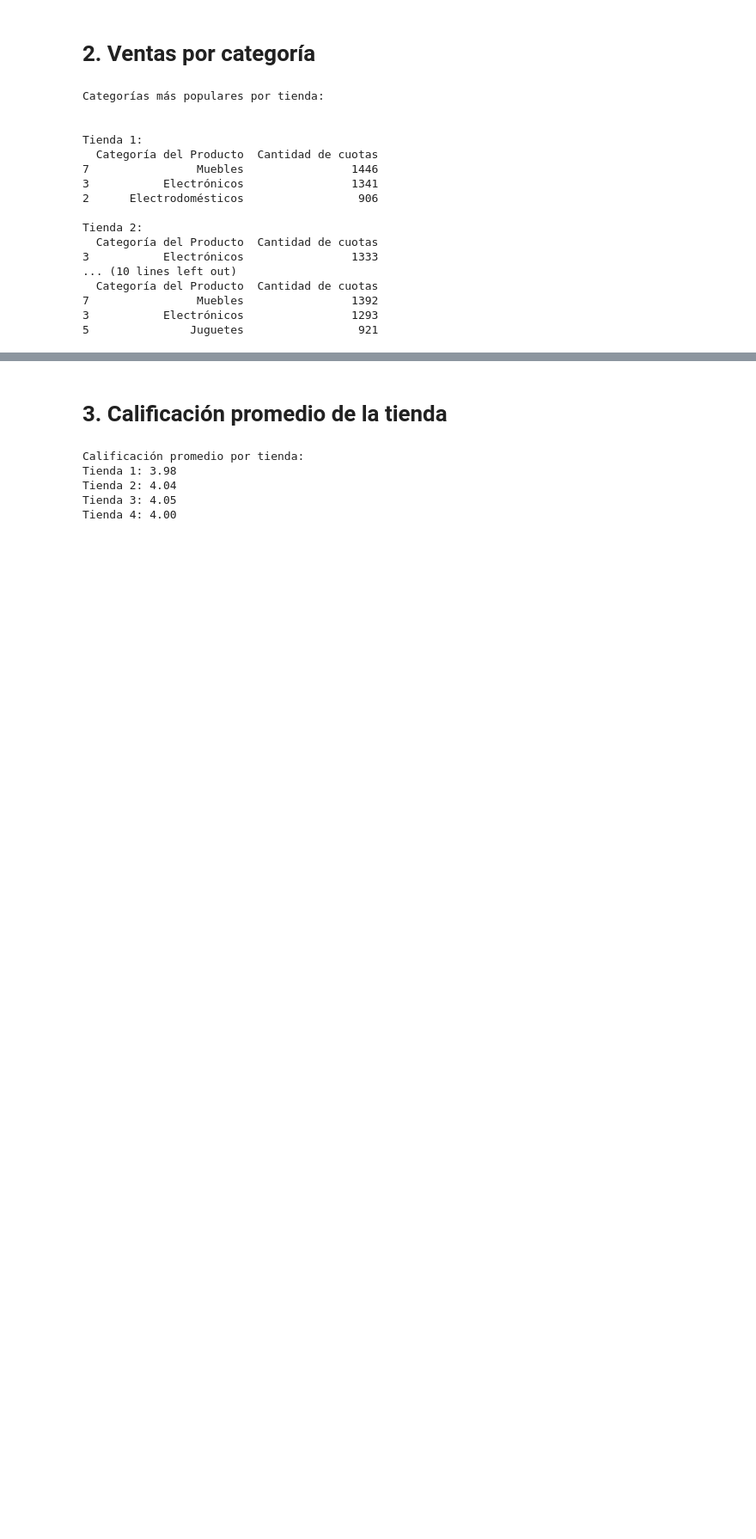
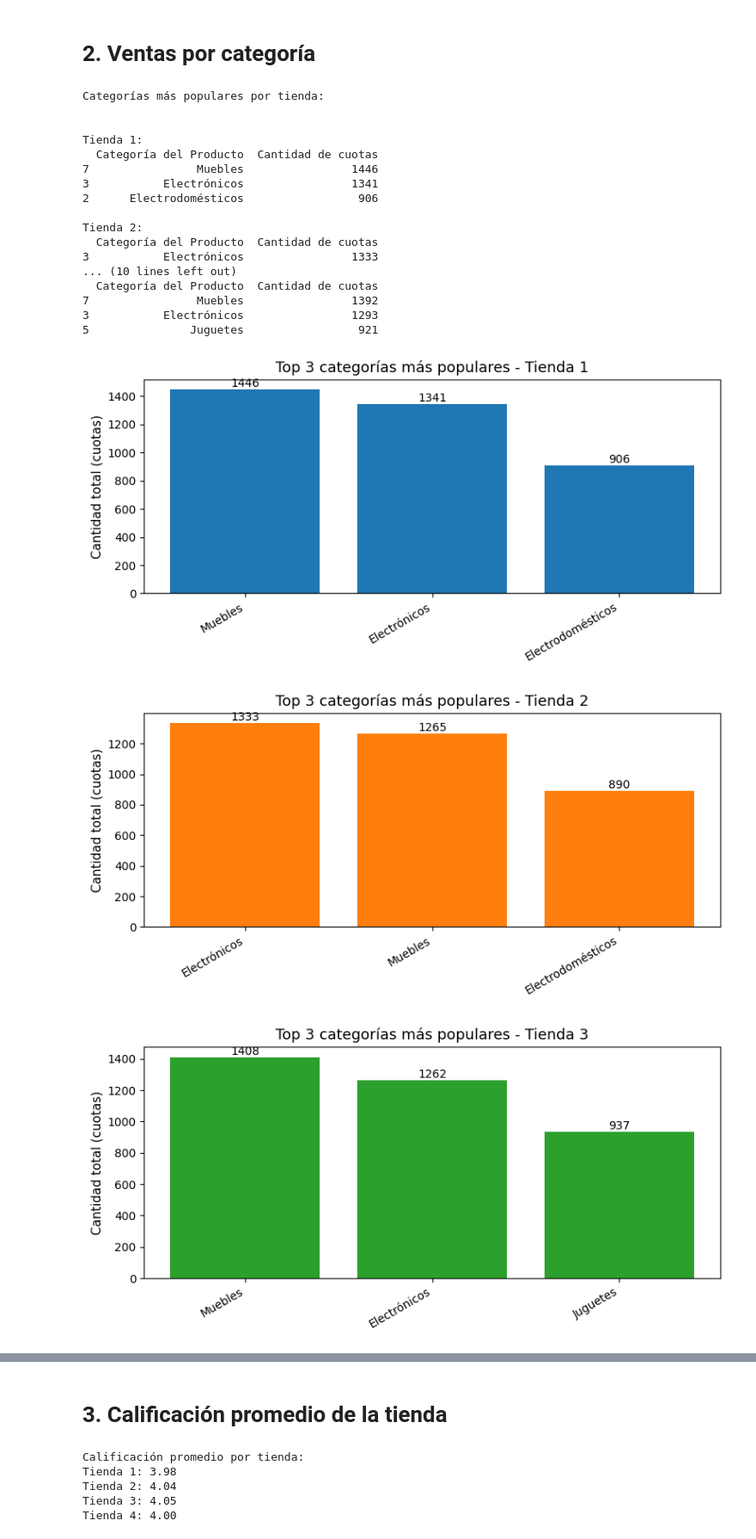
Before and after one commit to wcjdesingweb/challenge1-data-science-latam, a Jupyter notebook: AluraStoreLatam.ipynb, the cells around one changed output, grey strips where cells are left out. Shown at 86% size. Cells and saved outputs as stored; diff of their text form; code cells hidden in the pictures; blank space fills up the shorter version.

```diff
--- a/AluraStoreLatam.ipynb
+++ b/AluraStoreLatam.ipynb
@@ -107,3 +143,38 @@ Tienda 2:
 7                Muebles                1392
 3           Electrónicos                1293
 5               Juguetes                 921
+# %%
+import matplotlib.pyplot as plt
+
+# Crear un gráfico individual por cada tienda
+for nombre, tienda_df, color in zip(nombres, tiendas, colores):
+    # Agrupar por categoría y sumar la cantidad
+    categorias = tienda_df.groupby("Categoría del Producto")["Cantidad de cuotas"].sum().reset_index()
+
+    # Ordenar de mayor a menor
+    categorias = categorias.sort_values(by="Cantidad de cuotas", ascending=False).head(3)
+
+    # Gráfico de barras
+    plt.figure(figsize=(8, 4))
+    barras = plt.bar(categorias["Categoría del Producto"], categorias["Cantidad de cuotas"], color=color)
+
+    # Títulos y etiquetas
+    plt.title(f"Top 3 categorías más populares - {nombre}", fontsize=13)
+    plt.ylabel("Cantidad total (cuotas)", fontsize=11)
+    plt.xticks(rotation=30, ha='right')
+
+    # Mostrar etiquetas con valor encima de las barras
+    for barra in barras:
+        plt.text(barra.get_x() + barra.get_width()/2,
+                 barra.get_height(),
+                 int(barra.get_height()),
+                 ha='center',
+                 va='bottom',
+                 fontsize=10)
+
+    plt.tight_layout()
+    plt.show()
+# %% [output]
+[figure, added]
+[figure, added]
+[figure, added]
```
Also changed, not shown: parts of 5 cells of this notebook.
